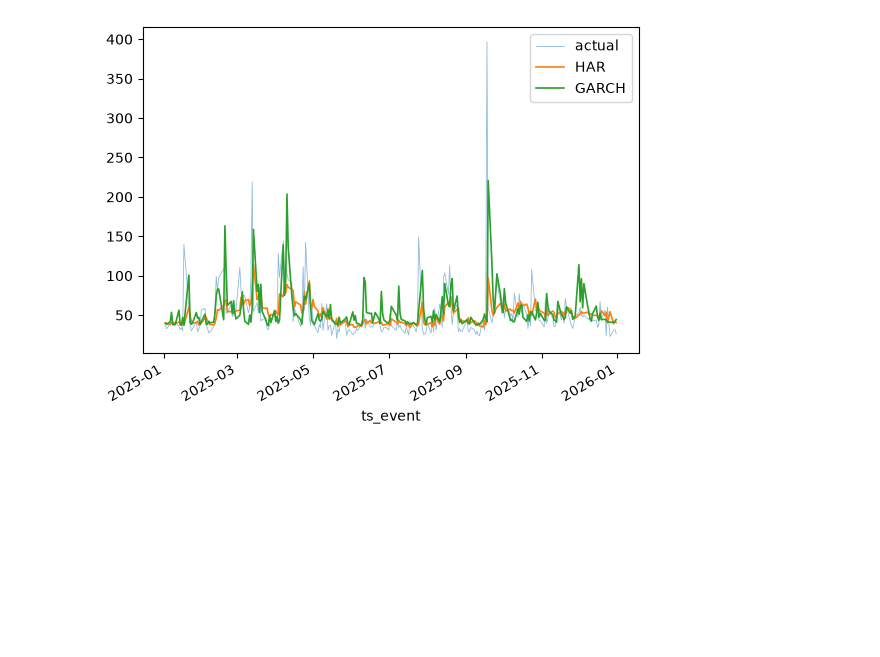
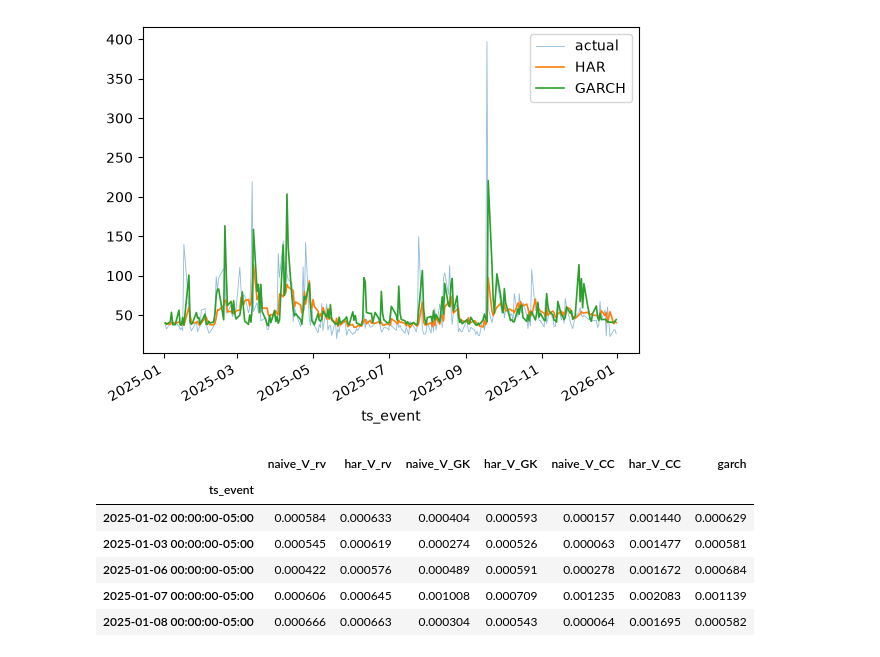
Before and after one commit to mattmacko/vol-project, a Jupyter notebook: notebooks/03_forecast.ipynb, the cells around one changed output. Drawn from its saved outputs; the diff is of its cells as text; code cells hidden in the pictures; blank space fills up the shorter version.

```diff
--- a/notebooks/03_forecast.ipynb
+++ b/notebooks/03_forecast.ipynb
@@ -123,4 +128,14 @@ mean  0.001474
 50%   0.000904
 <matplotlib.legend.Legend at 0x...>
 [figure]
+# %%
+forecasts.head()
+# %% [output]
+|  | naive_V_rv | har_V_rv | naive_V_GK | har_V_GK | naive_V_CC | har_V_CC | garch |
+| ts_event |  |  |  |  |  |  |  |
+| 2025-01-02 00:00:00-05:00 | 0.000584 | 0.000633 | 0.000404 | 0.000593 | 0.000157 | 0.001440 | 0.000629 |
+| 2025-01-03 00:00:00-05:00 | 0.000545 | 0.000619 | 0.000274 | 0.000526 | 0.000063 | 0.001477 | 0.000581 |
+| 2025-01-06 00:00:00-05:00 | 0.000422 | 0.000576 | 0.000489 | 0.000591 | 0.000278 | 0.001672 | 0.000684 |
+| 2025-01-07 00:00:00-05:00 | 0.000606 | 0.000645 | 0.001008 | 0.000709 | 0.001235 | 0.002083 | 0.001139 |
+| 2025-01-08 00:00:00-05:00 | 0.000666 | 0.000663 | 0.000304 | 0.000543 | 0.000064 | 0.001695 | 0.000582 |
 # %%
```
Also changed, not shown: parts of 9 cells of this notebook.
